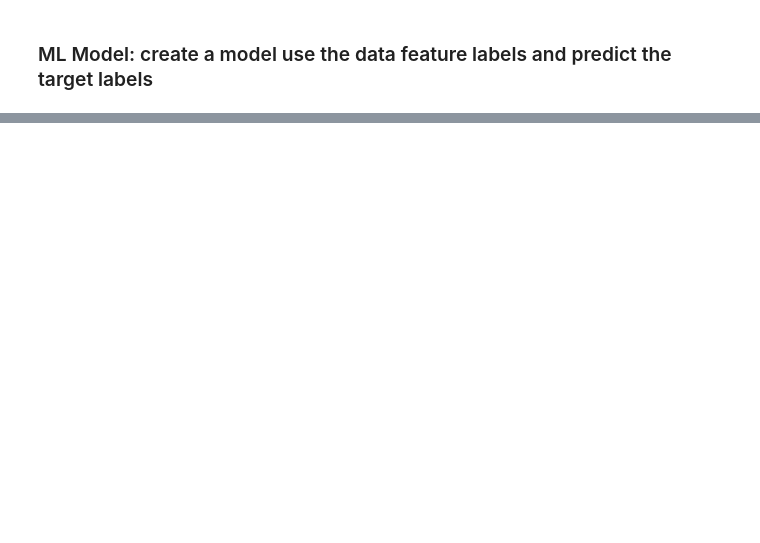
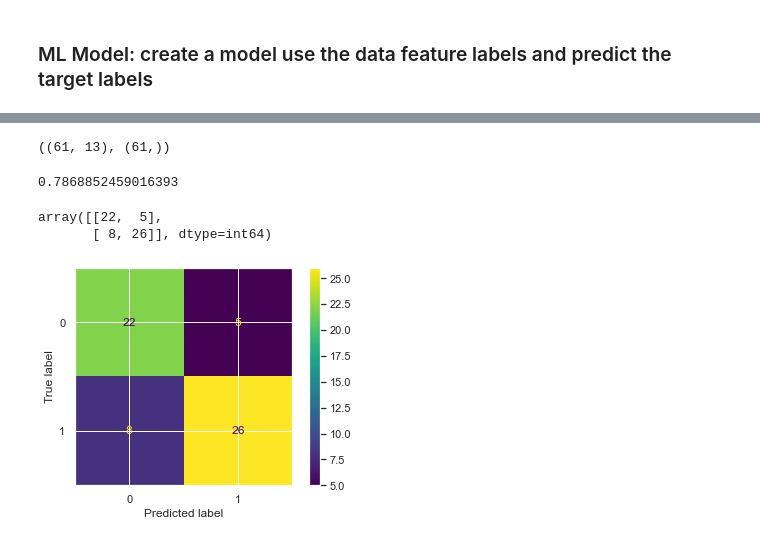
Before and after one commit to sujeet301084/ml-heart-disease-predict, a Jupyter notebook: heart-disease-ml.ipynb, the cells around one changed output, grey strips where cells are left out. Cells and saved outputs as stored; diff of their text form; code cells hidden in the pictures; blank space fills up the shorter version.

```diff
--- a/heart-disease-ml.ipynb
+++ b/heart-disease-ml.ipynb
@@ -761,0 +817,5 @@ y.shape
+# %%
+# Split the data in train and test data using train_test_split
+from sklearn.model_selection import train_test_split
+# Split the data with test size = 80:20, and random_state = 0
+X_train, X_test, y_train, y_test = train_test_split(X, y, test_size = 0.2, random_state = 0)
@@ -761,0 +827,4 @@ y.shape
+# %%
+X_test.shape, y_test.shape
+# %% [output]
+((61, 13), (61,))
@@ -761,0 +836,27 @@ y.shape
+# %%
+# Instantiate the model
+model1 = DecisionTreeClassifier()
+
+#fit the Model
+model1.fit(X_train, y_train)
+#Make prediction
+y_preds = model1.predict(X_test)
+# %%
+# Evaluate the model
+from sklearn.metrics import accuracy_score
+accuracy_score(y_test, y_preds)
+# %% [output]
+0.7868852459016393
+# %%
+#Confusion Matrix
+cm_dt = confusion_matrix(y_test, y_preds)
+cm_dt
+# %% [output]
+array([[22,  5],
+       [ 8, 26]], dtype=int64)
+# %%
+# Display Confusion Matrix
+disp_dt = ConfusionMatrixDisplay(confusion_matrix = cm_dt)
+disp_dt.plot();
+# %% [output]
+[figure, added]
```
Also changed, not shown: parts of 50 cells of this notebook.
